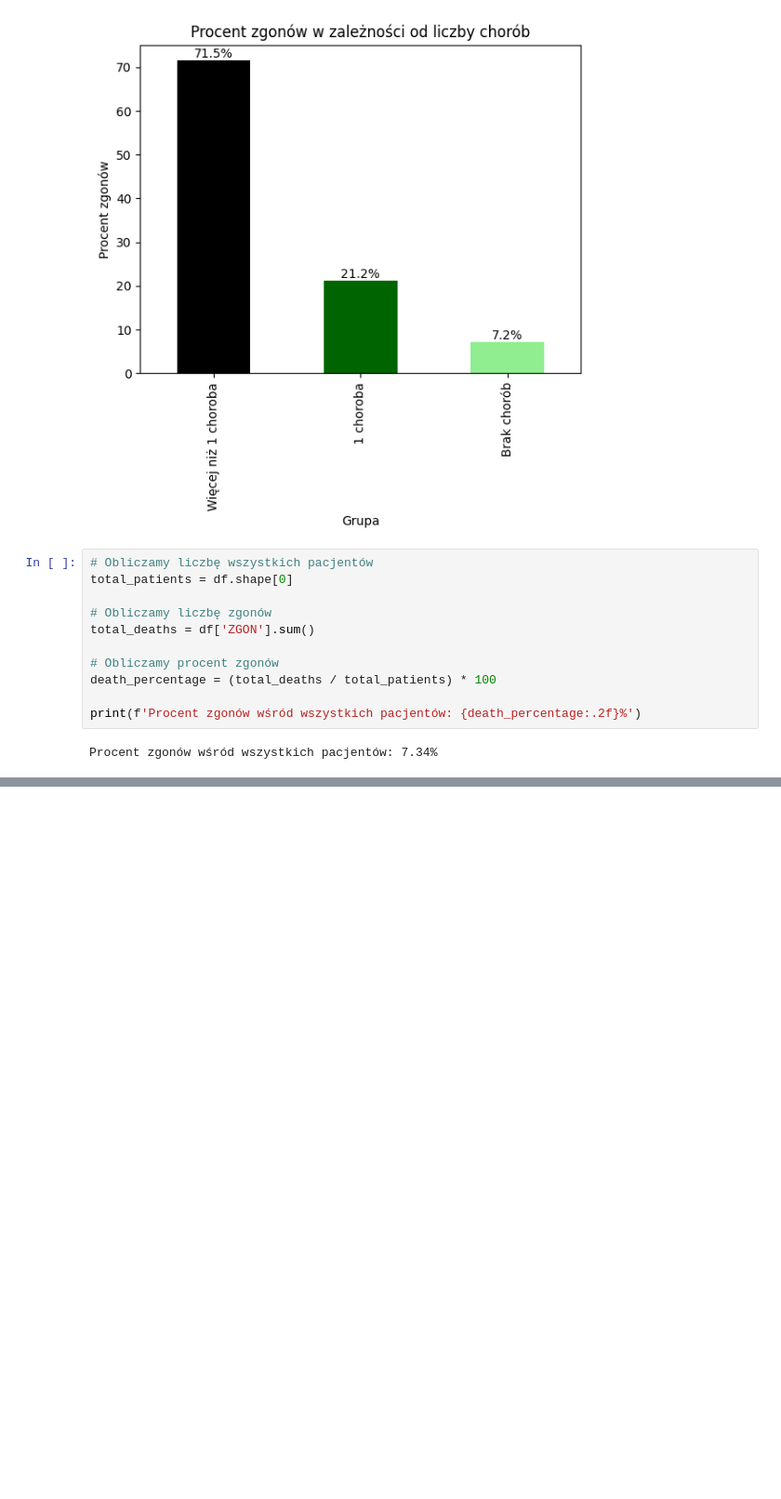
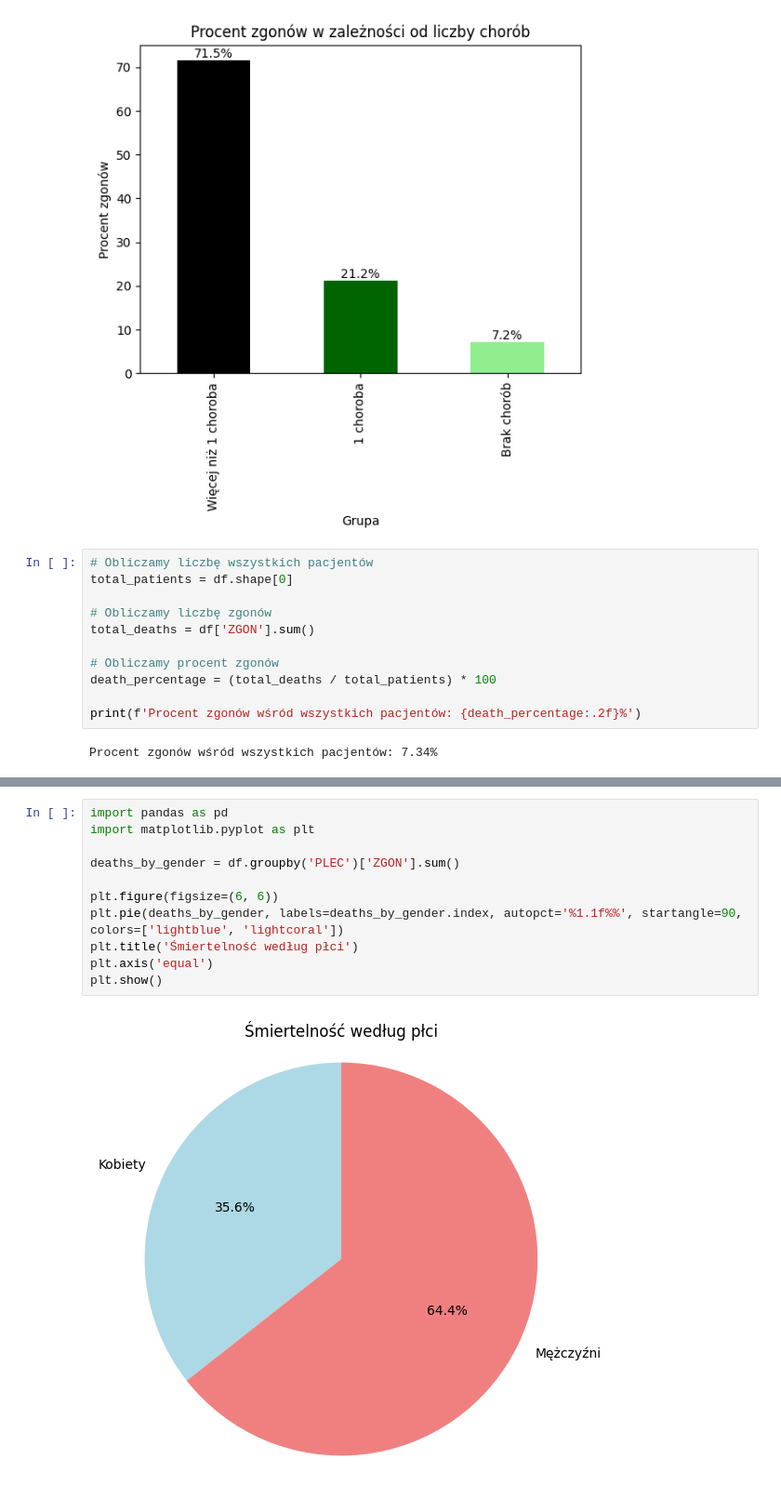
Before and after one commit to infoshareacademy/jdszr13-pocieszyciele_wrazliwych_danych, a Jupyter notebook: python-projekt-pwd/covid.ipynb, the cells around one changed output, grey strips where cells are left out. Shown: that part at 93% size. Saved outputs shown, nothing was run; the diff lists cells and outputs as text; blank space fills up the shorter version.

```diff
--- a/python-projekt-pwd/covid.ipynb
+++ b/python-projekt-pwd/covid.ipynb
@@ -275,0 +321,13 @@ Procent zgonów wśród wszystkich pacjentów: 7.34%
+# %%
+import pandas as pd
+import matplotlib.pyplot as plt
+
+deaths_by_gender = df.groupby('PLEC')['ZGON'].sum()
+
+plt.figure(figsize=(6, 6))
+plt.pie(deaths_by_gender, labels=deaths_by_gender.index, autopct='%1.1f%%', startangle=90, colors=['lightblue', 'lightcoral'])
+plt.title('Śmiertelność według płci')
+plt.axis('equal')
+plt.show()
+# %% [output]
+[figure, added]
```
Also changed, not shown: parts of 3 cells of this notebook, 4 other files.
